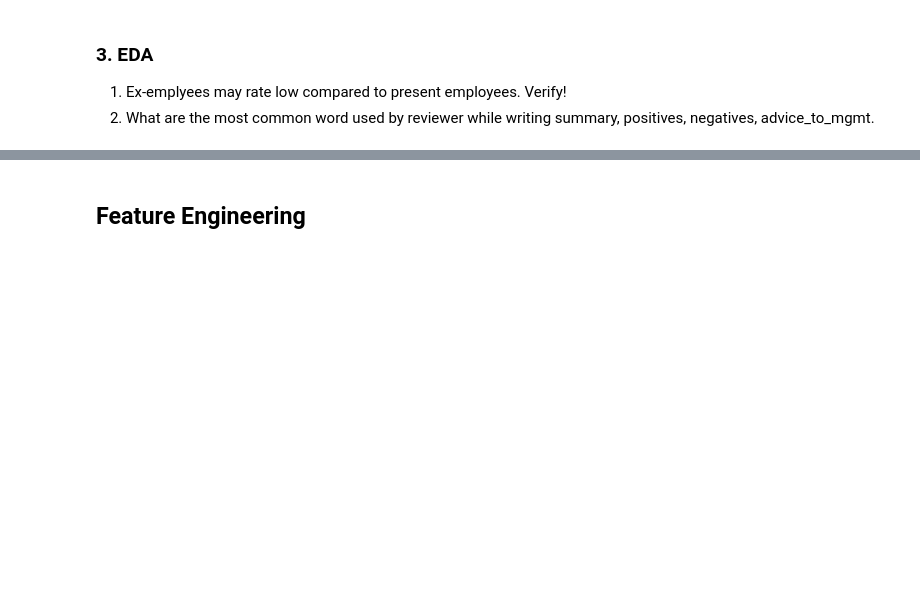
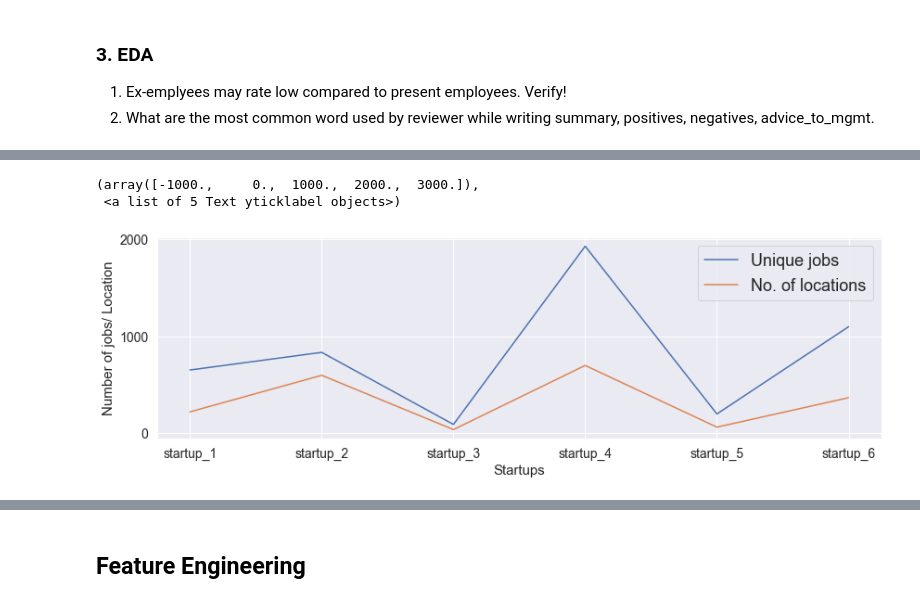
Before and after one commit to kumaranurag7/Job-Reviews-Analysis-Prediction, a Jupyter notebook: Job_reviews_ratings_analysis_and_prediction.ipynb, the cells around one changed output, grey strips where cells are left out. Drawn from its saved outputs; the diff is of its cells as text; code cells hidden in the pictures; blank space fills up the shorter version.

```diff
--- a/Job_reviews_ratings_analysis_and_prediction.ipynb
+++ b/Job_reviews_ratings_analysis_and_prediction.ipynb
@@ -95,0 +102,16 @@ train
+# %%
+plt_df = pd.DataFrame({'place':train.groupby('Place')['job_title'].nunique().index,
+                      'jobs':train.groupby('Place')['job_title'].nunique().values,
+                      'locations':train.groupby('Place')['location'].nunique().values})
+plt.figure(figsize=(14,4))
+plt.plot(plt_df.place,plt_df.jobs,label='Unique jobs')
+plt.plot(plt_df.place,plt_df.locations,label='No. of locations')
+plt.xlabel('Startups',fontsize = 15)
+plt.ylabel('Number of jobs/ Location',fontsize = 15)
+plt.legend(fontsize=18)
+plt.xticks(fontsize=14)
+plt.yticks(fontsize=14)
+# %% [output]
+(array([-1000.,     0.,  1000.,  2000.,  3000.]),
+ <a list of 5 Text yticklabel objects>)
+[figure, added]
```
Also changed, not shown: parts of 23 cells of this notebook.
